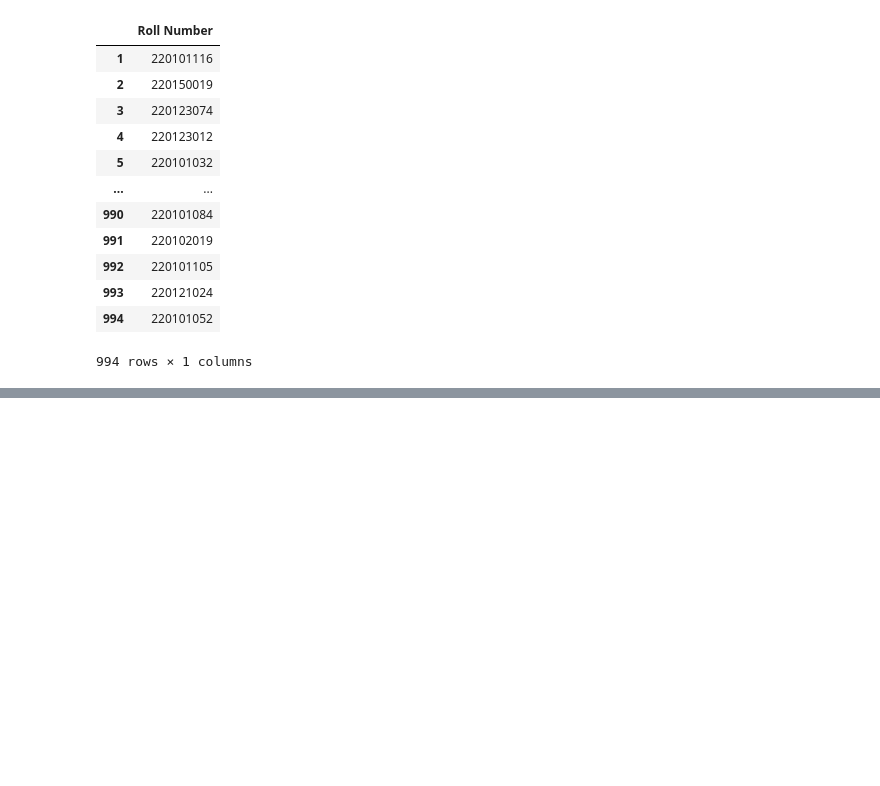
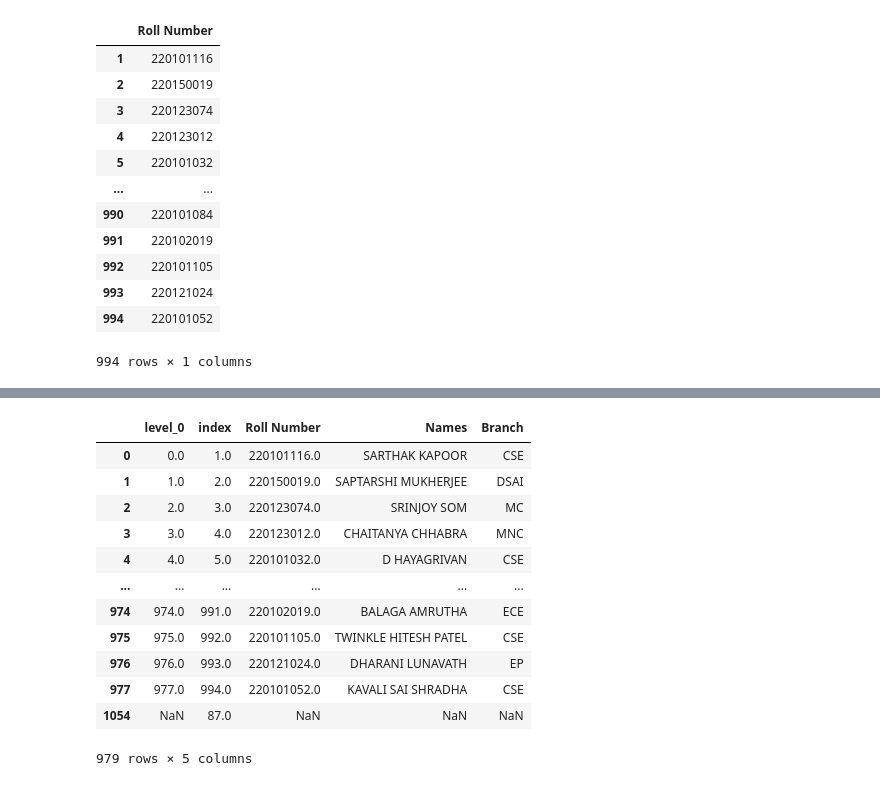
Before and after one commit to AkanshKh/IITG_3rdSem, a Jupyter notebook: ranks.ipynb, the cells around one changed output, grey strips where cells are left out. Drawn from its saved outputs; the diff is of its cells as text; code cells hidden in the pictures; blank space fills up the shorter version.

```diff
--- a/ranks.ipynb
+++ b/ranks.ipynb
@@ -143,0 +162,4 @@ for index,newroll in newNames.iterrows():
+# %%
+df.index = np.arange(1, len(df) + 1)
+pd.set_option('display.max_rows', 15)
+df
@@ -177,14 +196,14 @@ df
-# %%
-names=[]
-branch=[]
-for index,roll in HSS.iterrows():
-    # print(roll["Roll Number"])
-    for index1,rolls in df.iterrows():
-        print("IITG Roll No")
-        # if(rolls["IITG Roll No"]==roll["Roll Number"]):
-            # names.append(rolls["Name"])
-            # branch.append(rolls["Branch"])
-            # continue
+# %%
+names=[]
+branch=[]
+for roll in HSS['Roll Number']:
+    naam = df[df['IITG Roll No']==roll]['Name'].values
+    branchh = df[df['IITG Roll No']==roll]['Branch'].values
+    if(len(naam)!=0):
+        names.append(naam[0])
+        branch.append(branchh[0])
+    else:
+        HSS = HSS[HSS['Roll Number'] != roll]
 # %%
 names
 # %% [output]
@@ -191,0 +227,20 @@ names
+# %%
+HSS['Names']=names
+HSS['Branch']=branch
+# %%
+
+HSS
+# %% [output]
+|  | level_0 | index | Roll Number | Names | Branch |
+| 0 | 0.0 | 1.0 | 220101116.0 | SARTHAK KAPOOR | CSE |
+| 1 | 1.0 | 2.0 | 220150019.0 | SAPTARSHI MUKHERJEE | DSAI |
+| 2 | 2.0 | 3.0 | 220123074.0 | SRINJOY SOM | MC |
+| 3 | 3.0 | 4.0 | 220123012.0 | CHAITANYA CHHABRA | MNC |
+| 4 | 4.0 | 5.0 | 220101032.0 | D HAYAGRIVAN | CSE |
+| ... | ... | ... | ... | ... | ... |
+| 974 | 974.0 | 991.0 | 220102019.0 | BALAGA AMRUTHA | ECE |
+| 975 | 975.0 | 992.0 | 220101105.0 | TWINKLE HITESH PATEL | CSE |
+| 976 | 976.0 | 993.0 | 220121024.0 | DHARANI LUNAVATH | EP |
+| 977 | 977.0 | 994.0 | 220101052.0 | KAVALI SAI SHRADHA | CSE |
+| 1054 | NaN | 87.0 | NaN | NaN | NaN |
+979 rows × 5 columns
```
Also changed, not shown: parts of 8 cells of this notebook.
